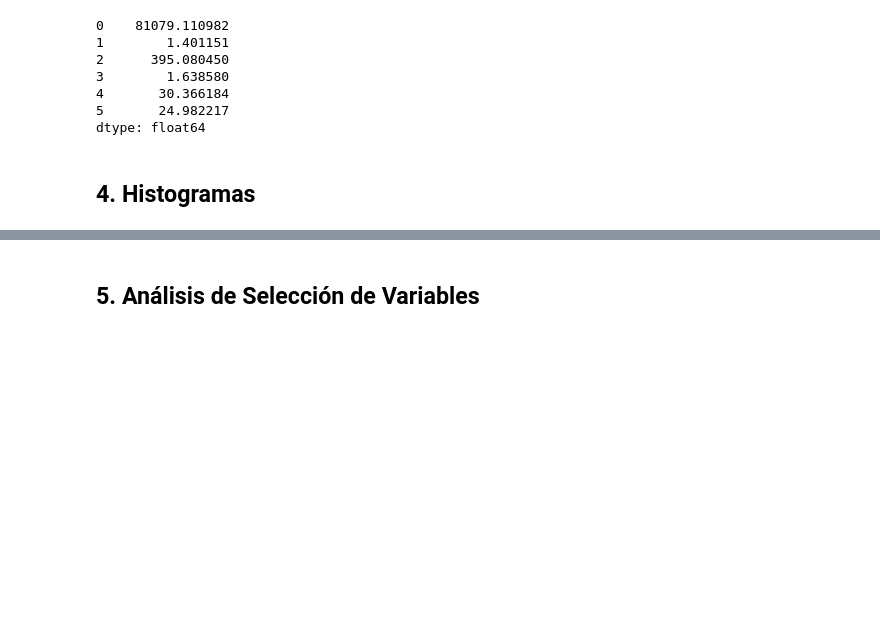
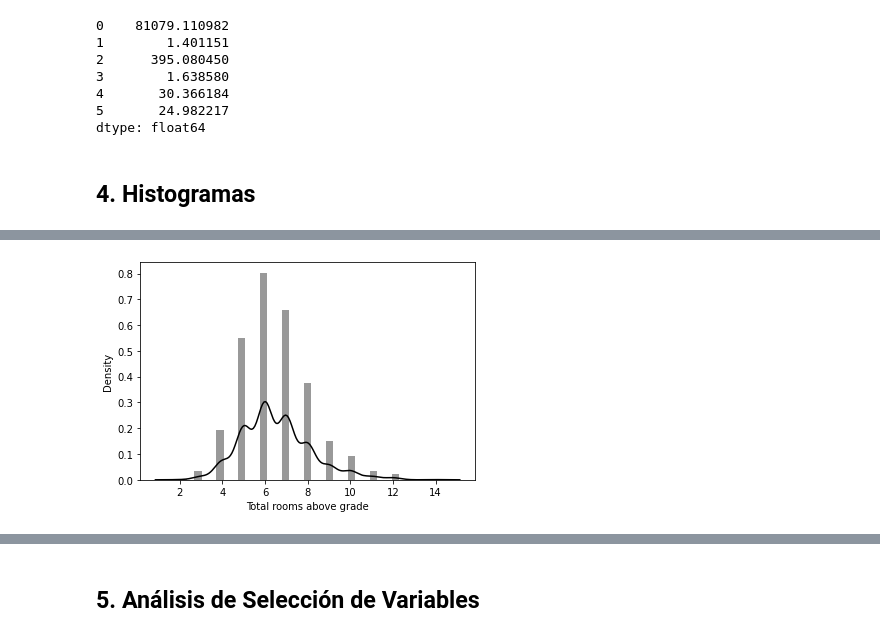
Before and after one commit to Danicifurax/Proyecto_Final-CDP, a Jupyter notebook: Proyecto_Final.ipynb, the cells around one changed output, grey strips where cells are left out. Cells and saved outputs as stored; diff of their text form; code cells hidden in the pictures; blank space fills up the shorter version.

```diff
--- a/Proyecto_Final.ipynb
+++ b/Proyecto_Final.ipynb
@@ -100,0 +113,4 @@ dtype: float64
+# %%
+room_hist = sns.distplot(data[3], axlabel= "Total rooms above grade", color="k")
+# %% [output]
+[figure, added]
```
Also changed, not shown: parts of 5 cells of this notebook.
